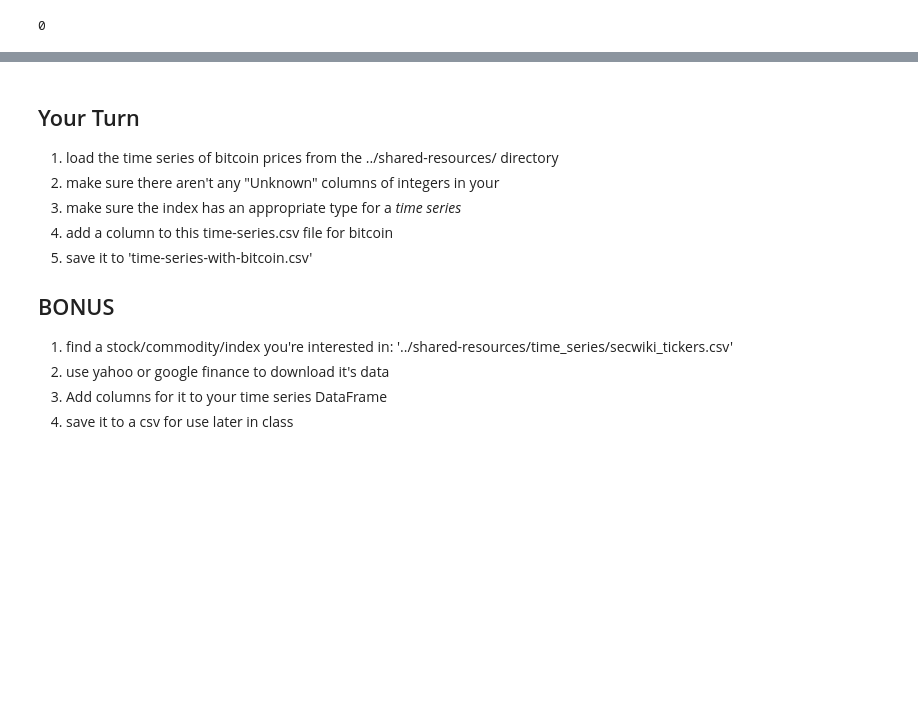
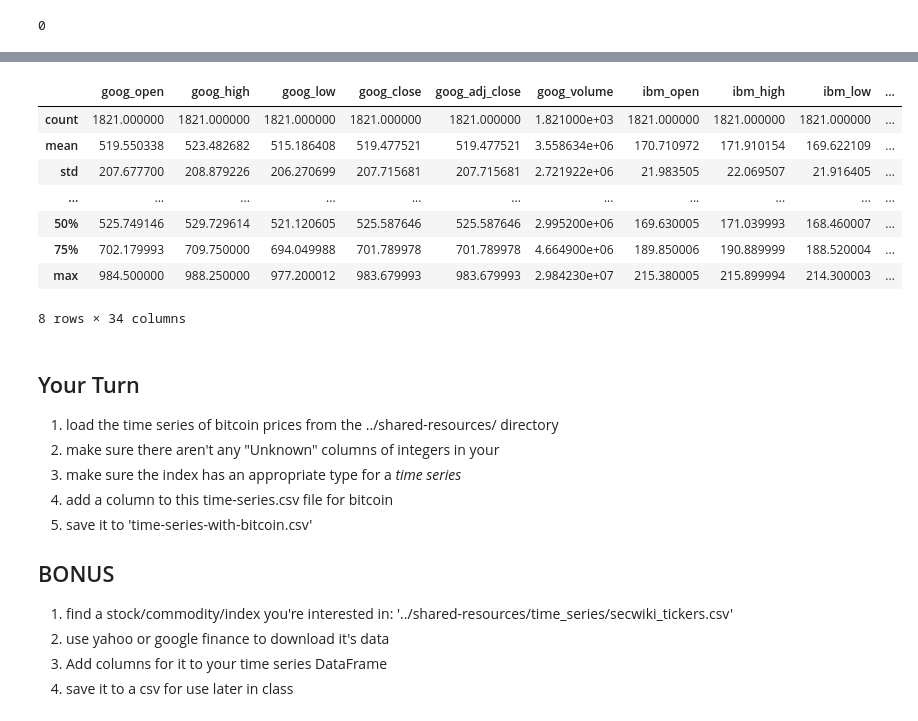
Before and after one commit to hackoregon/civicu-machine-learning, a Jupyter notebook: lessons/05-Time-Series/Financial Time Series Data.ipynb, the cells around one changed output, grey strips where cells are left out. Saved outputs shown, nothing was run; the diff lists cells and outputs as text; code cells hidden in the pictures; blank space fills up the shorter version.

```diff
--- a/lessons/05-Time-Series/Financial Time Series Data.ipynb
+++ b/lessons/05-Time-Series/Financial Time Series Data.ipynb
@@ -58,3 +60,13 @@ type(df.index)
 df.index.isnull().sum()
 # %% [output]
 0
+# %%
+df = pd.read_csv('../shared-resources/time_series/time-series.csv', index_col=0, header=0, parse_dates=True)
+btc = pd.read_csv('../shared-resources/time_series/coindesk-bpi-USD-ohlc_data-2010-06-30_2017-10-08.csv',
+                  index_col=0, header=0, parse_dates=True)
+btc.head()
+btc.index = btc.index.astype(df.index.dtype)
+for col in btc.columns:
+    df[col.replace(' ', '_').lower()] = btc[col]
+df.to_csv('../shared-resources/time_series/time-series2.csv')
+df.head()
@@ -61,3 +82,15 @@ df.index.isnull().sum()
+# %%
+df.describe()
+# %% [output]
+|  | goog_open | goog_high | goog_low | goog_close | goog_adj_close | goog_volume | ibm_open | ibm_high | ibm_low | ... |
+| count | 1821.000000 | 1821.000000 | 1821.000000 | 1821.000000 | 1821.000000 | 1.821000e+03 | 1821.000000 | 1821.000000 | 1821.000000 | ... |
+| mean | 519.550338 | 523.482682 | 515.186408 | 519.477521 | 519.477521 | 3.558634e+06 | 170.710972 | 171.910154 | 169.622109 | ... |
+| std | 207.677700 | 208.879226 | 206.270699 | 207.715681 | 207.715681 | 2.721922e+06 | 21.983505 | 22.069507 | 21.916405 | ... |
+| ... | ... | ... | ... | ... | ... | ... | ... | ... | ... | ... |
+| 50% | 525.749146 | 529.729614 | 521.120605 | 525.587646 | 525.587646 | 2.995200e+06 | 169.630005 | 171.039993 | 168.460007 | ... |
+| 75% | 702.179993 | 709.750000 | 694.049988 | 701.789978 | 701.789978 | 4.664900e+06 | 189.850006 | 190.889999 | 188.520004 | ... |
+| max | 984.500000 | 988.250000 | 977.200012 | 983.679993 | 983.679993 | 2.984230e+07 | 215.380005 | 215.899994 | 214.300003 | ... |
+8 rows × 34 columns
 # %% [markdown]
 ## Your Turn
 
```
Also changed, not shown: parts of 4 cells of this notebook, 19 other files.
